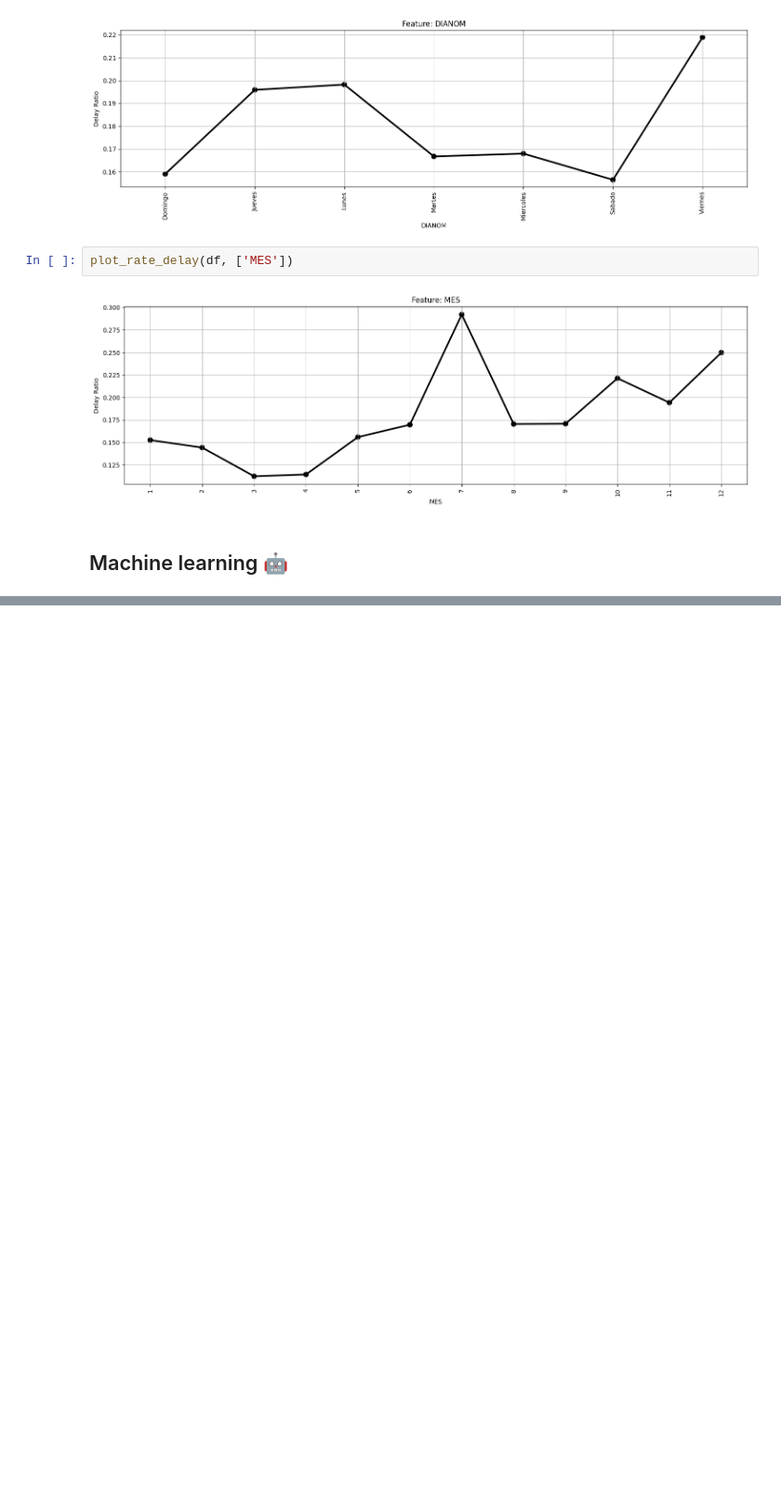
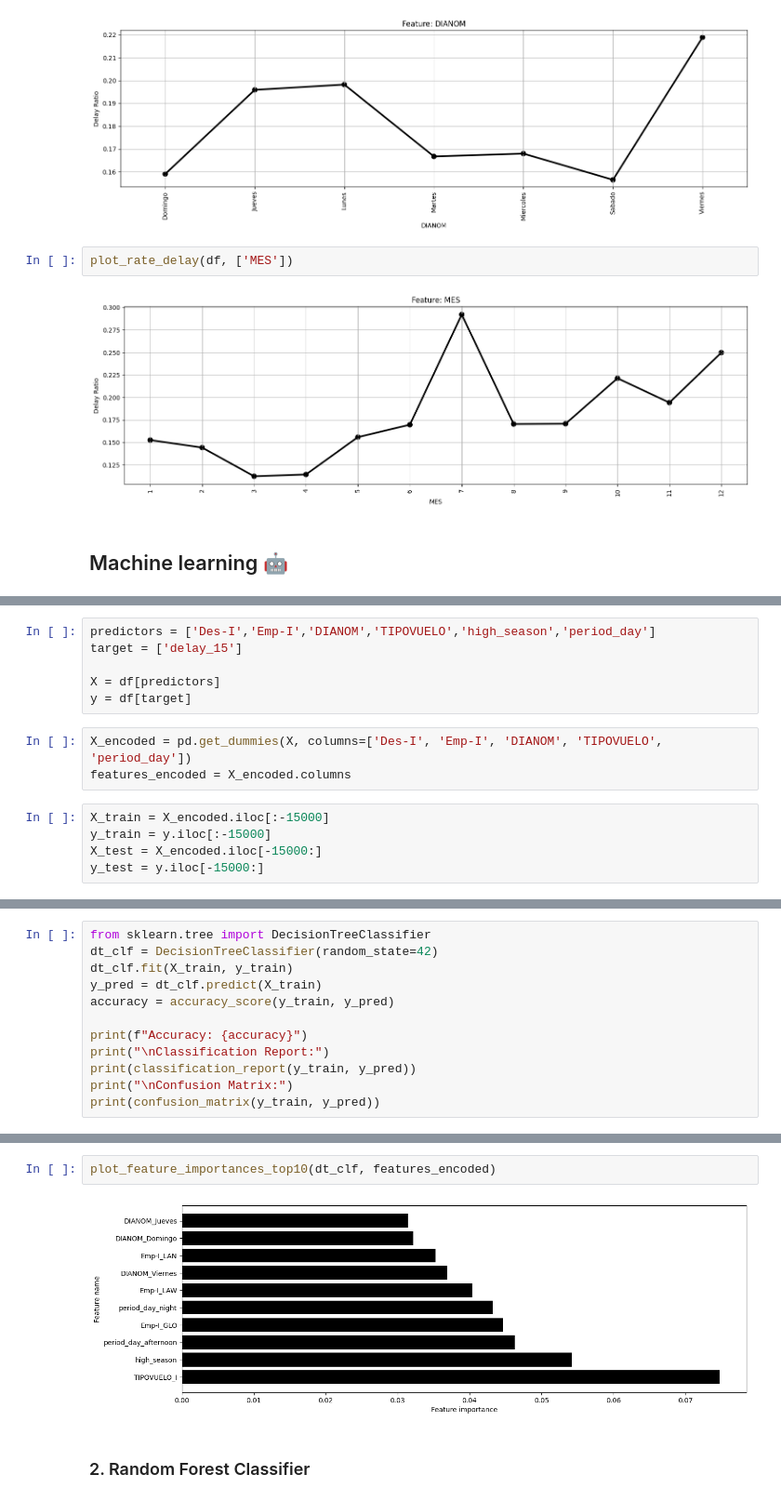
Before and after one commit to bemarchant/test-latam-challenge, a Jupyter notebook: solution.ipynb, the cells around one changed output, grey strips where cells are left out. Shown: that part at 93% size. Saved outputs shown, nothing was run; the diff lists cells and outputs as text; blank space fills up the shorter version.

Commit message:
feature: trained a decision tree classifier

```diff
--- a/solution.ipynb
+++ b/solution.ipynb
@@ -129,0 +136,14 @@ plot_rate_delay(df, ['MES'])
+# %%
+predictors = ['Des-I','Emp-I','DIANOM','TIPOVUELO','high_season','period_day']
+target = ['delay_15']
+
+X = df[predictors]
+y = df[target]
+# %%
+X_encoded = pd.get_dummies(X, columns=['Des-I', 'Emp-I', 'DIANOM', 'TIPOVUELO', 'period_day'])
+features_encoded = X_encoded.columns
+# %%
+X_train = X_encoded.iloc[:-15000]
+y_train = y.iloc[:-15000]
+X_test = X_encoded.iloc[-15000:]
+y_test = y.iloc[-15000:]
@@ -129,0 +152,12 @@ plot_rate_delay(df, ['MES'])
+# %%
+from sklearn.tree import DecisionTreeClassifier
+dt_clf = DecisionTreeClassifier(random_state=42)
+dt_clf.fit(X_train, y_train)
+y_pred = dt_clf.predict(X_train)
+accuracy = accuracy_score(y_train, y_pred)
+
+print(f"Accuracy: {accuracy}")
+print("\nClassification Report:")
+print(classification_report(y_train, y_pred))
+print("\nConfusion Matrix:")
+print(confusion_matrix(y_train, y_pred))
@@ -129,0 +181,6 @@ plot_rate_delay(df, ['MES'])
+# %%
+plot_feature_importances_top10(dt_clf, features_encoded)
+# %% [output]
+[figure, added]
+# %% [markdown]
+### 2. Random Forest Classifier
```
Also changed, not shown: parts of 9 cells of this notebook.
